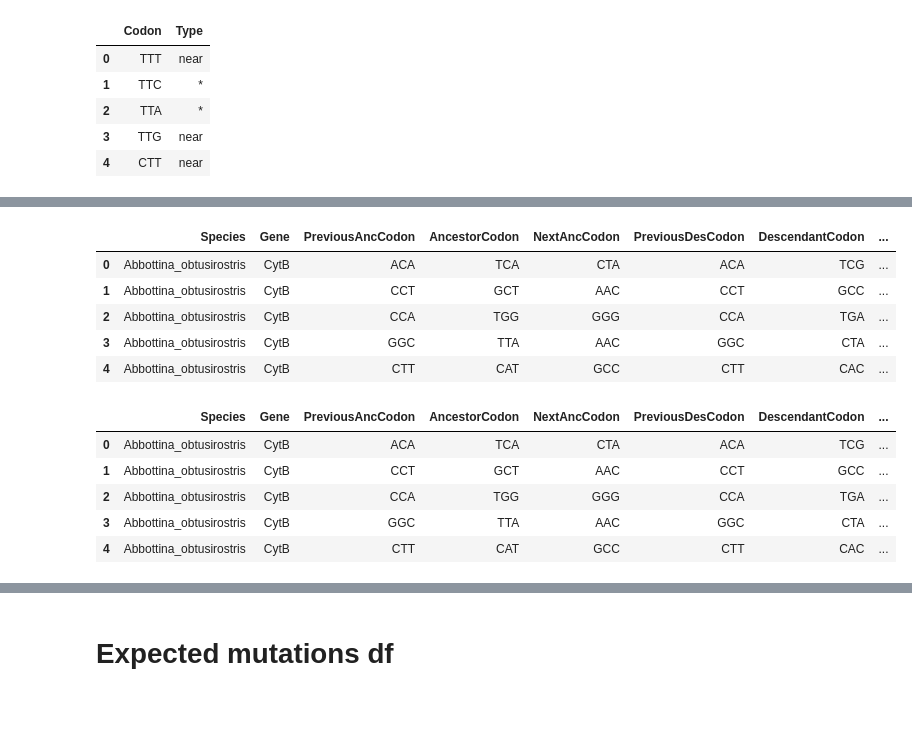
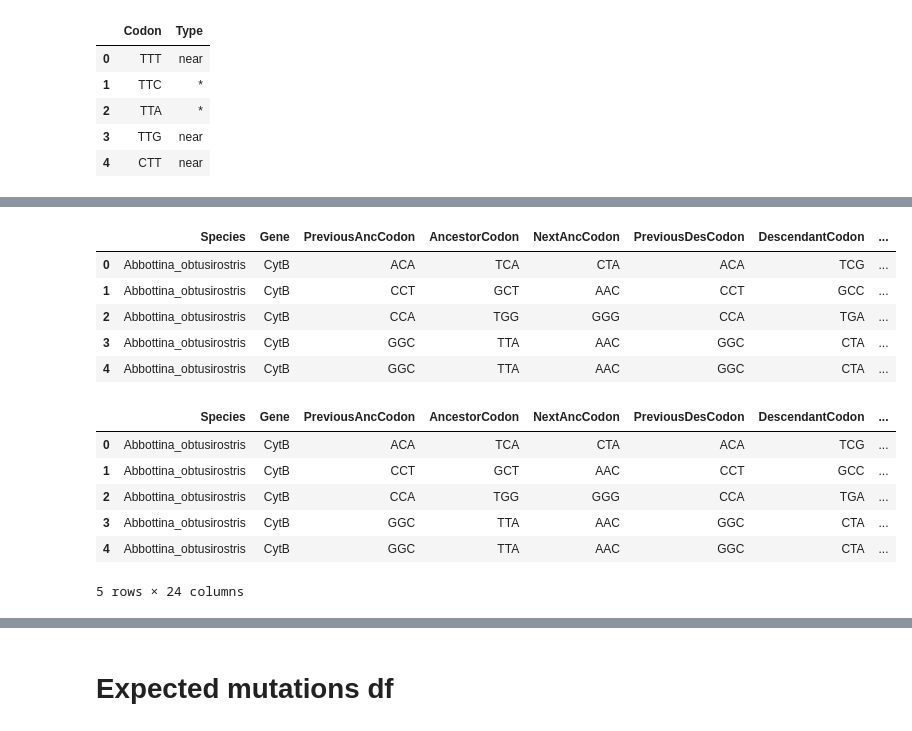
Before and after one commit to mitoclub/mtdna-192component-mutspec-chordata, a Jupyter notebook: scripts/codon_affinity.ipynb, the cells around one changed output, grey strips where cells are left out. Drawn from its saved outputs; the diff is of its cells as text; code cells hidden in the pictures.

```diff
--- a/scripts/codon_affinity.ipynb
+++ b/scripts/codon_affinity.ipynb
@@ -12,0 +18,4 @@ from pymutspec.draw import plot_mutspec192, plot_mutspec12
+# %%
+category_anticodon = pd.read_table('../data/external/Anticidon_mtDNA_class.txt', sep='\t')
+category_anticodon = category_anticodon.drop(['Anticodon', 'AA'], axis=1)
+category_anticodon.head()
@@ -25,5 +41,8 @@ tRNA_anticodon.head()
 | 4 | CTT | near |
 # %%
 observed = pd.read_table('../data/VertebratePolymorphisms.MutSpecDataWithNonSyn.txt', sep=' ')
+observed = observed.drop(['AncestralSeqName', 'DescendantSeqName', 'Branch', 'CodonPosition'], axis=1)
+observed = observed[(observed.Gene == 'CytB')]
+observed = observed[(observed.MutType == 'FourFold') | (observed.MutType == 'Syn')]
 observed.head()
 # %% [output]
@@ -36,4 +54,0 @@ observed.head()
-# %%
-observed = observed.drop(['AncestralSeqName', 'DescendantSeqName', 'Branch', 'CodonPosition'], axis=1)
-observed = observed[observed.Gene == 'CytB']
-observed.head()
@@ -47,14 +55,20 @@ observed.head()
 # %%
-obs_anticodon = observed.merge(tRNA_anticodon, left_on='AncestorCodon', right_on='Codon', how='left').drop('Codon', axis=1).rename(columns={'Type':'AncestorAnti'})
-obs_anticodon = obs_anticodon.merge(tRNA_anticodon, left_on='DescendantCodon', right_on='Codon', how='left').drop('Codon', axis=1).rename(columns={'Type':'DescendantAnti'})
+obs_anticodon = observed.merge(tRNA_anticodon, left_on='AncestorCodon', right_on='Codon',
+                               how='left').drop('Codon', axis=1).rename(columns={'Type':'AncestorAnti'})
+obs_anticodon = obs_anticodon.merge(tRNA_anticodon, left_on='DescendantCodon', right_on='Codon',
+                               how='left').drop('Codon', axis=1).rename(columns={'Type':'DescendantAnti'})
+obs_anticodon = obs_anticodon.merge(category_anticodon, left_on='AncestorCodon', right_on='Codon',
+                               how='left').drop('Codon', axis=1).rename(columns={'Type':'AncestorNumAnti'})
+obs_anticodon = obs_anticodon.merge(category_anticodon, left_on='DescendantCodon', right_on='Codon',
+                               how='left').drop('Codon', axis=1).rename(columns={'Type':'DescendNumAnti'})
 obs_anticodon.head()
 # %% [output]
 |  | Species | Gene | PreviousAncCodon | AncestorCodon | NextAncCodon | PreviousDesCodon | DescendantCodon | ... |
 | 0 | Abbottina_obtusirostris | CytB | ACA | TCA | CTA | ACA | TCG | ... |
 | 1 | Abbottina_obtusirostris | CytB | CCT | GCT | AAC | CCT | GCC | ... |
 | 2 | Abbottina_obtusirostris | CytB | CCA | TGG | GGG | CCA | TGA | ... |
 | 3 | Abbottina_obtusirostris | CytB | GGC | TTA | AAC | GGC | CTA | ... |
-| 4 | Abbottina_obtusirostris | CytB | CTT | CAT | GCC | CTT | CAC | ... |
+| 4 | Abbottina_obtusirostris | CytB | GGC | TTA | AAC | GGC | CTA | ... |
 # %%
 def define_type_anti(ancestral, descendant):
     if ancestral == '*' and descendant == '*':
@@ -139,9 +156,9 @@ def get_comp(row: pd.Series):
         return out
 # %%
 obs_anticodon['TypeOfAnti'] = obs_anticodon.apply(lambda x : define_type_anti(x.AncestorAnti, x.DescendantAnti), axis=1)
-obs_anticodon = obs_anticodon.drop(['AncestorAnti', 'DescendantAnti'], axis=1)
 obs_anticodon['TypeOfSubs'] = obs_anticodon['MutType'].apply(lambda x: 0 if x == 'NSyn' else(1 if x == 'Syn'  else 2))
 obs_anticodon['3Pos'] = obs_anticodon.apply(lambda x: 1 if get_sub_pos(x.AncestorCodon, x.DescendantCodon) == 2 else 0, axis=1)
+obs_anticodon['NumAnti'] = obs_anticodon.apply(lambda x: numerical_anti_rel(x.AncestorNumAnti, x.DescendNumAnti), axis=1)
 obs_anticodon.head()
 # %% [output]
 |  | Species | Gene | PreviousAncCodon | AncestorCodon | NextAncCodon | PreviousDesCodon | DescendantCodon | ... |
@@ -149,7 +166,8 @@ obs_anticodon.head()
 | 1 | Abbottina_obtusirostris | CytB | CCT | GCT | AAC | CCT | GCC | ... |
 | 2 | Abbottina_obtusirostris | CytB | CCA | TGG | GGG | CCA | TGA | ... |
 | 3 | Abbottina_obtusirostris | CytB | GGC | TTA | AAC | GGC | CTA | ... |
-| 4 | Abbottina_obtusirostris | CytB | CTT | CAT | GCC | CTT | CAC | ... |
+| 4 | Abbottina_obtusirostris | CytB | GGC | TTA | AAC | GGC | CTA | ... |
+5 rows × 24 columns
 # %%
 final_obs = pd.concat(obs_anticodon.apply(lambda x: get_comp(x), axis=1).values)
 final_obs.head()
```
Also changed, not shown: parts of 29 cells of this notebook, 2 other files.
